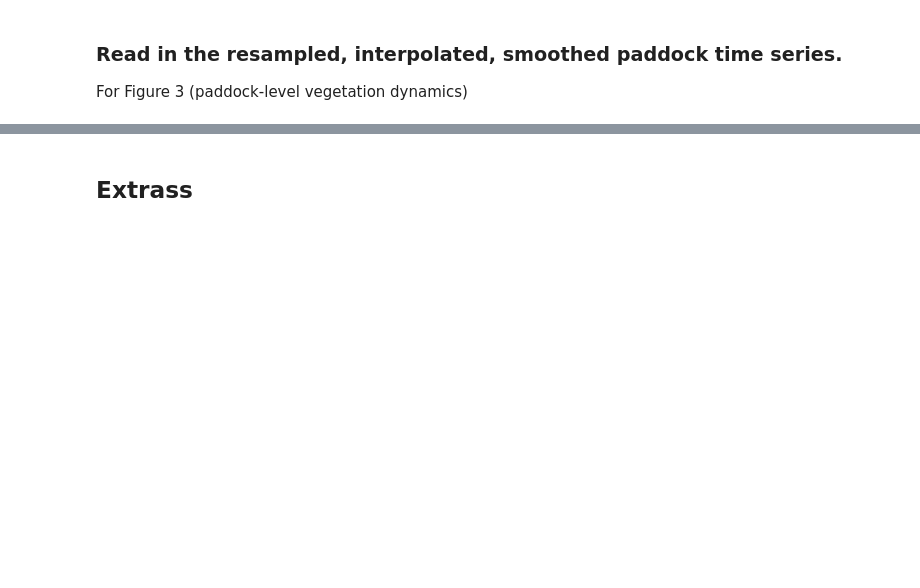
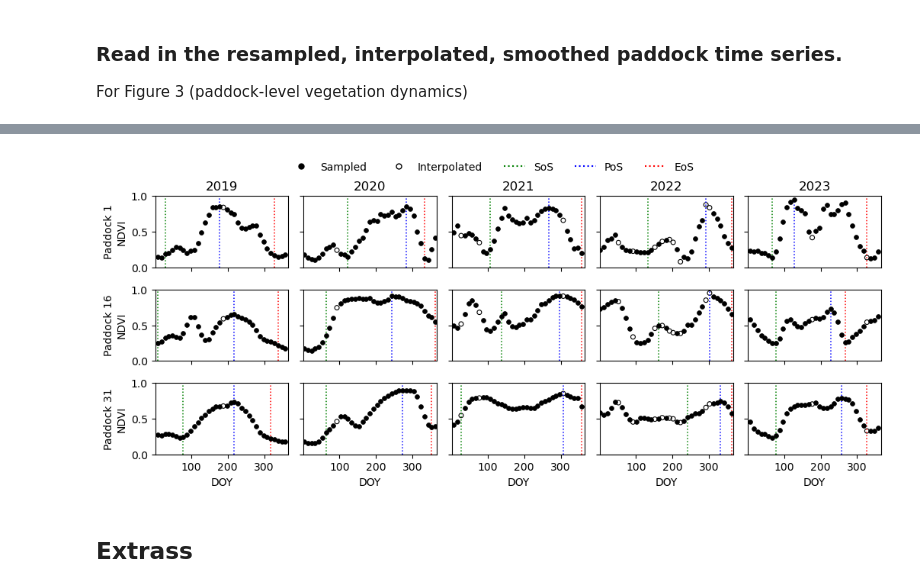
Before and after one commit to johnburley3000/paddocktimeseries, a Jupyter notebook: demo/Milgadara_demonstration.ipynb, the cells around one changed output, grey strips where cells are left out. Saved outputs shown, nothing was run; the diff lists cells and outputs as text; code cells hidden in the pictures; blank space fills up the shorter version.

```diff
--- a/demo/Milgadara_demonstration.ipynb
+++ b/demo/Milgadara_demonstration.ipynb
@@ -1028,9 +1135 @@ def plot_obs_density_strip(obs_dates, time_grid, figsize=(10, 1.2)):
-# %%
-fig, ax, obs_counts = plot_obs_density_strip(
-    obs_dates=obs_dates,
-    time_grid=paddockts_smoothed_auto["time"].values,
-    figsize=(10, 1.2),
-)
-
-plt.show()
 # %% [markdown]
@@ -1041,0 +1140,9 @@ For Figure 3 (paddock-level vegetation dynamics)
+# %%
+from PaddockTS.Phenology.estimate_phenology import estimate_phenology
+
+phenology_results = estimate_phenology(
+    q,
+    variable="NDVI",
+)
+
+## estimate_phenology() should be saving the results to the output directly as a csv. TO DO
@@ -1116,0 +1483,23 @@ print("===============\n paddock gpd: \n", auto_paddocks)
+# %%
+which_years = [2019, 2020, 2021, 2022, 2023]
+which_paddocks = [1, 3, 15,16, 18,29, 31]
+
+# ## v1
+# which_years = [2019, 2022, 2023]
+# which_paddocks = [3,  14, 31]
+
+# ## v2
+which_years = [2019, 2020, 2021, 2022, 2023]
+which_paddocks = [1, 16, 31]
+
+
+fig, axes = plot_phenology_grid(
+    paddockts_years_auto,
+    phenology_results,
+    which_years=which_years,
+    which_paddocks=which_paddocks,
+)
+
+plt.show()
+# %% [output]
+[figure, added]
```
Also changed, not shown: parts of 40 cells of this notebook.
